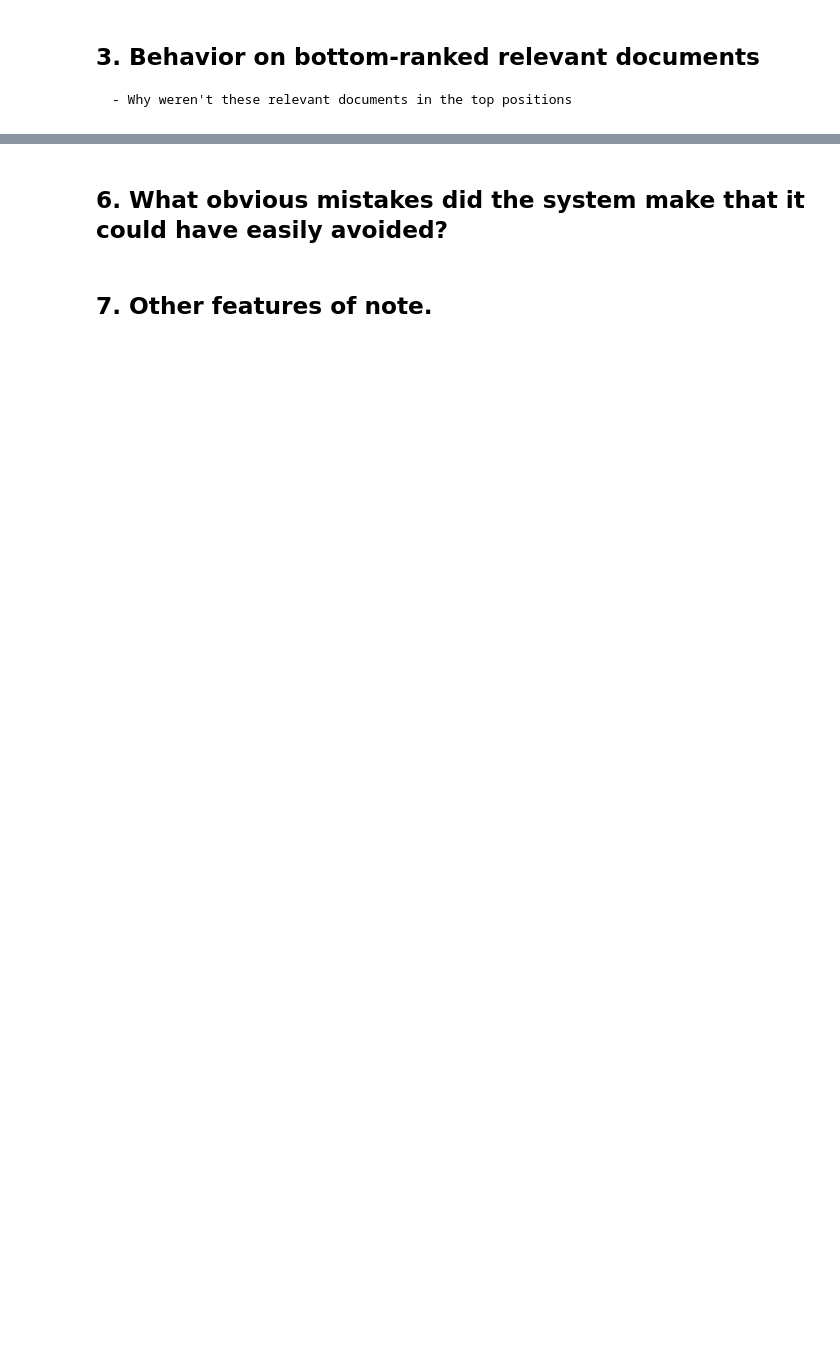
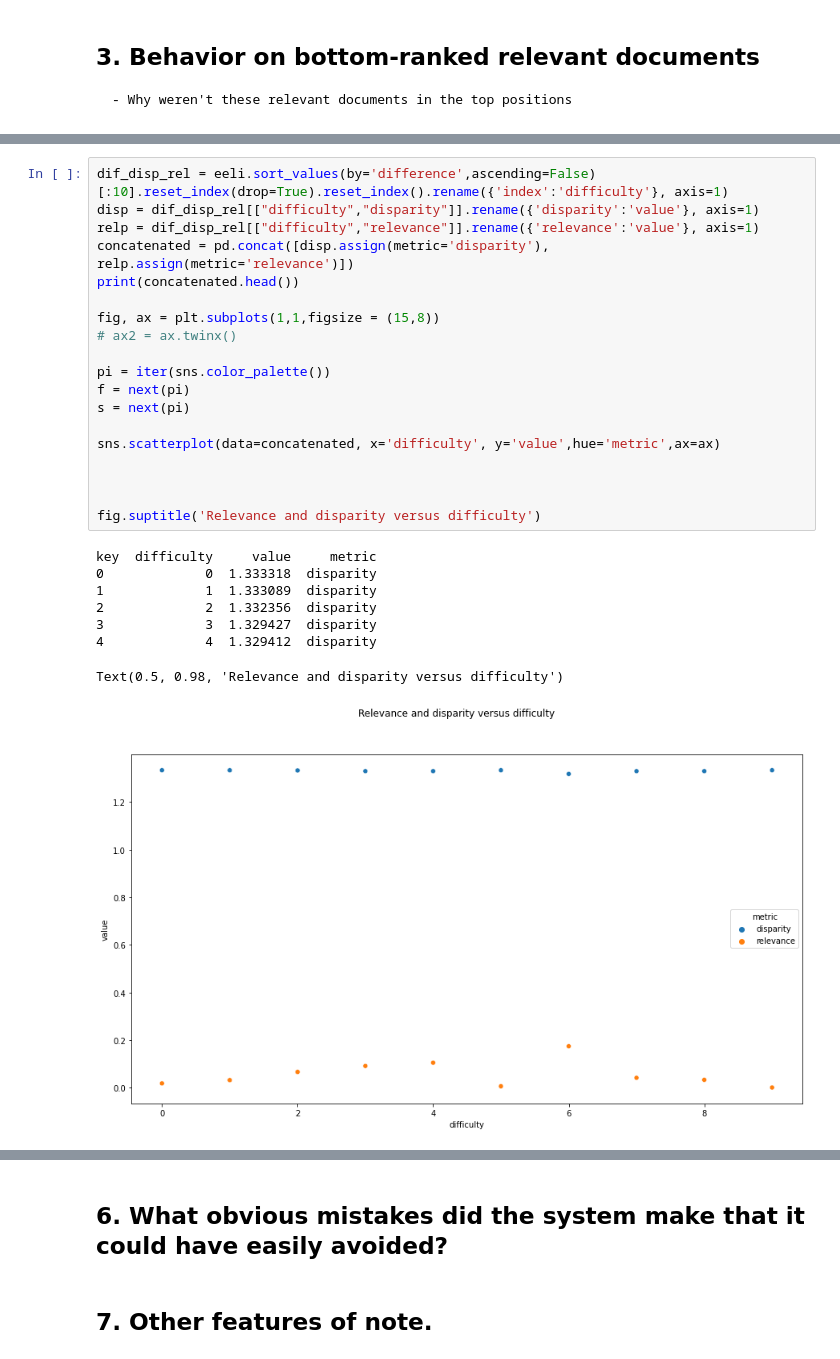
Before and after one commit to pilmus/thesis, a Jupyter notebook: app/notebooks/lm_error_analysis.ipynb, the cells around one changed output, grey strips where cells are left out. Saved outputs shown, nothing was run; the diff lists cells and outputs as text; blank space fills up the shorter version.

```diff
--- a/app/notebooks/lm_error_analysis.ipynb
+++ b/app/notebooks/lm_error_analysis.ipynb
@@ -643,0 +2708,28 @@ We take the top 10 queries as easy and the bottom as difficult, there is only a
+# %%
+dif_disp_rel = eeli.sort_values(by='difference',ascending=False)[:10].reset_index(drop=True).reset_index().rename({'index':'difficulty'}, axis=1)
+disp = dif_disp_rel[["difficulty","disparity"]].rename({'disparity':'value'}, axis=1)
+relp = dif_disp_rel[["difficulty","relevance"]].rename({'relevance':'value'}, axis=1)
+concatenated = pd.concat([disp.assign(metric='disparity'), relp.assign(metric='relevance')])
+print(concatenated.head())
+
+fig, ax = plt.subplots(1,1,figsize = (15,8))
+# ax2 = ax.twinx()
+
+pi = iter(sns.color_palette())
+f = next(pi)
+s = next(pi)
+
+sns.scatterplot(data=concatenated, x='difficulty', y='value',hue='metric',ax=ax)
+
+
+
+fig.suptitle('Relevance and disparity versus difficulty')
+# %% [output]
+key  difficulty     value     metric
+0             0  1.333318  disparity
+1             1  1.333089  disparity
+2             2  1.332356  disparity
+3             3  1.329427  disparity
+4             4  1.329412  disparity
+Text(0.5, 0.98, 'Relevance and disparity versus difficulty')
+[figure, added]
```
Also changed, not shown: parts of 308 cells of this notebook, 5 other files.
